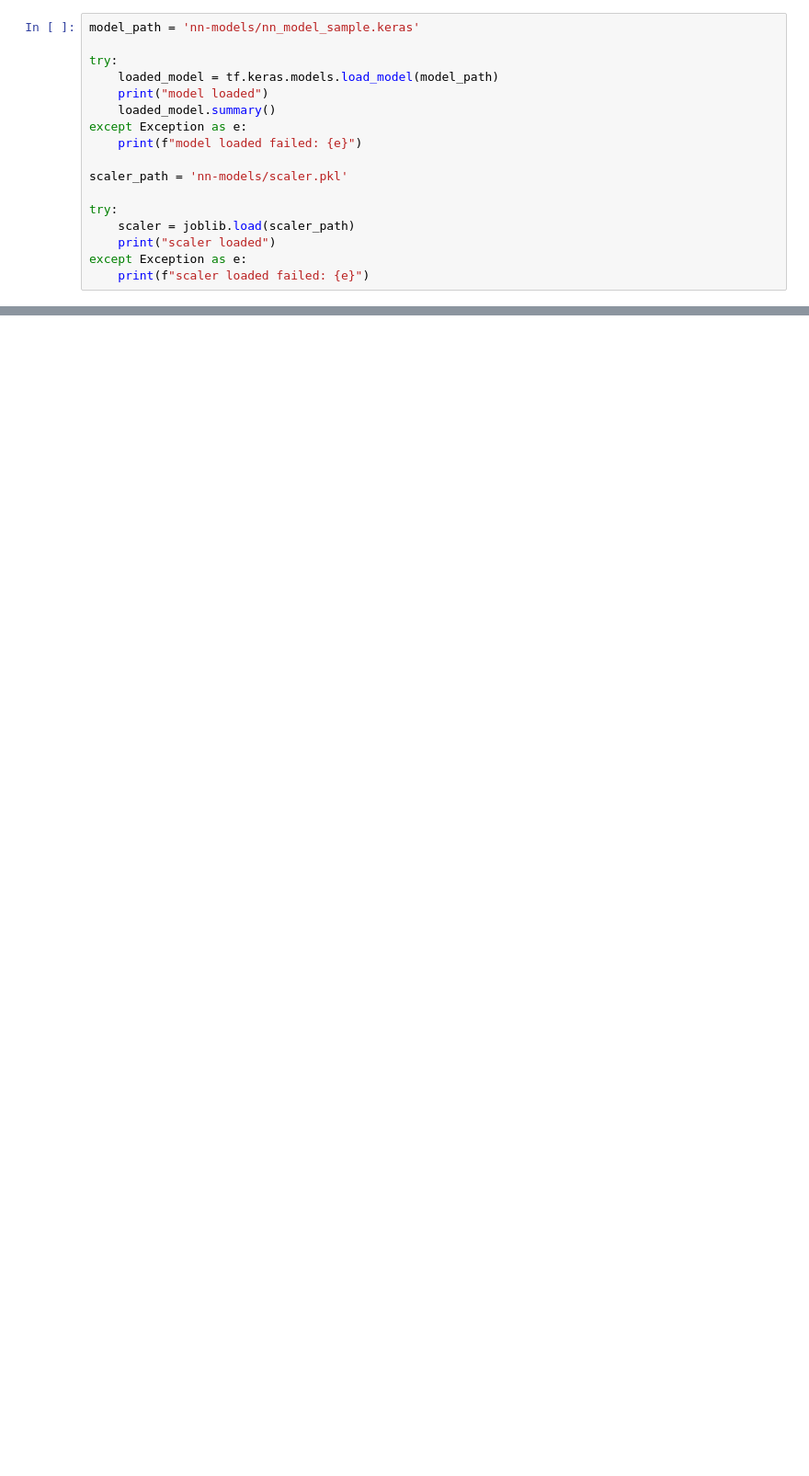
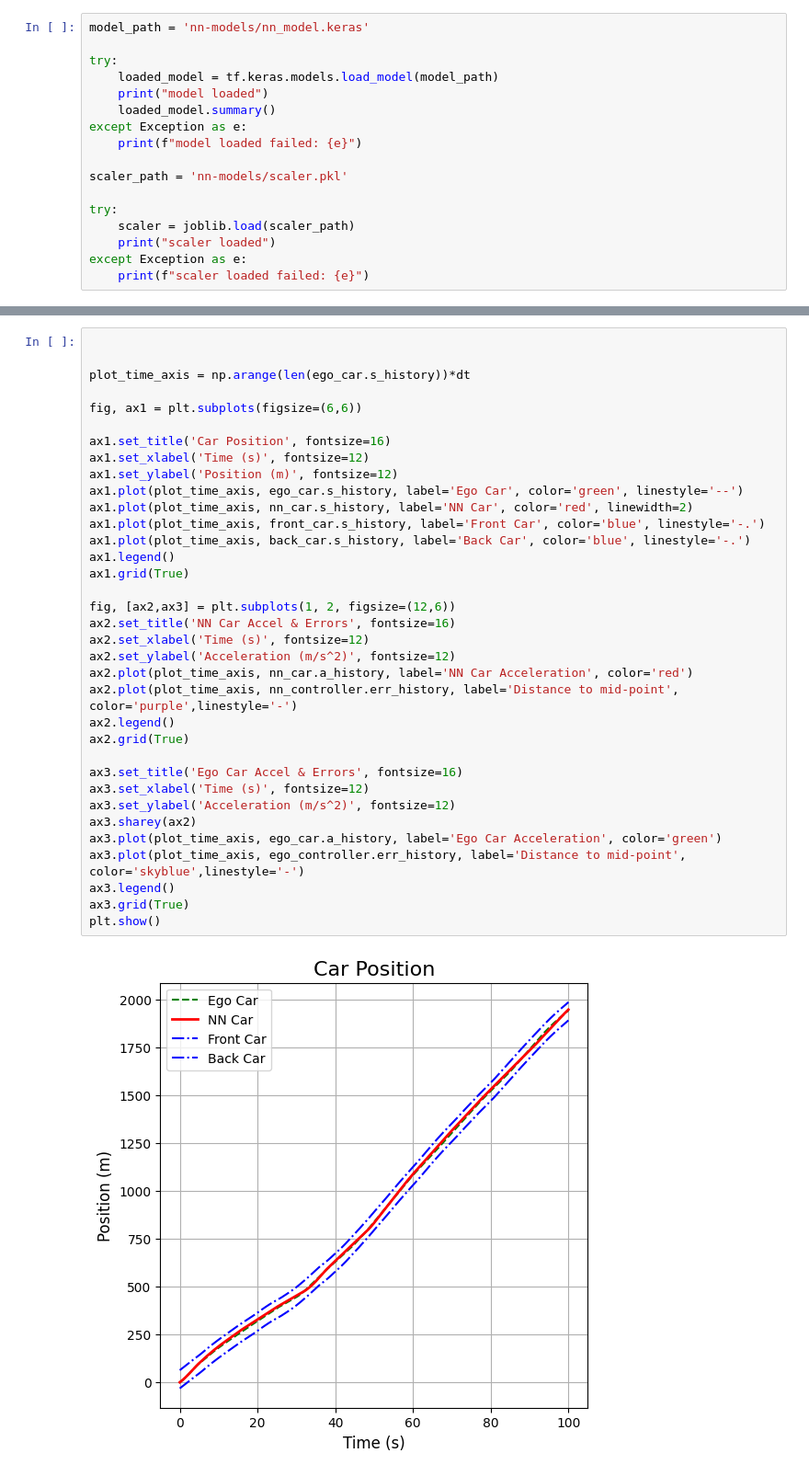
Before and after one commit to constancefr/automated-object-control, a Jupyter notebook: run-nn-model.ipynb, the cells around one changed output, grey strips where cells are left out. Shown: that part at 92% size. Saved outputs shown, nothing was run; the diff lists cells and outputs as text; blank space fills up the shorter version.

Commit message:
load new model for testing, optimised ploting figure

```diff
--- a/run-nn-model.ipynb
+++ b/run-nn-model.ipynb
@@ -12,7 +13,7 @@ import os
 import datetime
 import joblib
 # %%
-model_path = 'nn-models/nn_model_sample.keras'
+model_path = 'nn-models/nn_model.keras'
 
 try:
     loaded_model = tf.keras.models.load_model(model_path)
@@ -254,0 +316,37 @@ Simulation finished.
+# %%
+
+
+plot_time_axis = np.arange(len(ego_car.s_history))*dt
+
+fig, ax1 = plt.subplots(figsize=(6,6))
+
+ax1.set_title('Car Position', fontsize=16)
+ax1.set_xlabel('Time (s)', fontsize=12)
+ax1.set_ylabel('Position (m)', fontsize=12)
+ax1.plot(plot_time_axis, ego_car.s_history, label='Ego Car', color='green', linestyle='--')
+ax1.plot(plot_time_axis, nn_car.s_history, label='NN Car', color='red', linewidth=2)
+ax1.plot(plot_time_axis, front_car.s_history, label='Front Car', color='blue', linestyle='-.')
+ax1.plot(plot_time_axis, back_car.s_history, label='Back Car', color='blue', linestyle='-.')
+ax1.legend()
+ax1.grid(True)
+
+fig, [ax2,ax3] = plt.subplots(1, 2, figsize=(12,6))
+ax2.set_title('NN Car Accel & Errors', fontsize=16)
+ax2.set_xlabel('Time (s)', fontsize=12)
+ax2.set_ylabel('Acceleration (m/s^2)', fontsize=12)
+ax2.plot(plot_time_axis, nn_car.a_history, label='NN Car Acceleration', color='red')
+ax2.plot(plot_time_axis, nn_controller.err_history, label='Distance to mid-point', color='purple',linestyle='-')
+ax2.legend()
+ax2.grid(True)
+
+ax3.set_title('Ego Car Accel & Errors', fontsize=16)
+ax3.set_xlabel('Time (s)', fontsize=12)
+ax3.set_ylabel('Acceleration (m/s^2)', fontsize=12)
+ax3.sharey(ax2)
+ax3.plot(plot_time_axis, ego_car.a_history, label='Ego Car Acceleration', color='green')
+ax3.plot(plot_time_axis, ego_controller.err_history, label='Distance to mid-point', color='skyblue',linestyle='-')
+ax3.legend()
+ax3.grid(True)
+plt.show()
+# %% [output]
+[figure, added]
```
Also changed, not shown: parts of 7 cells of this notebook.
